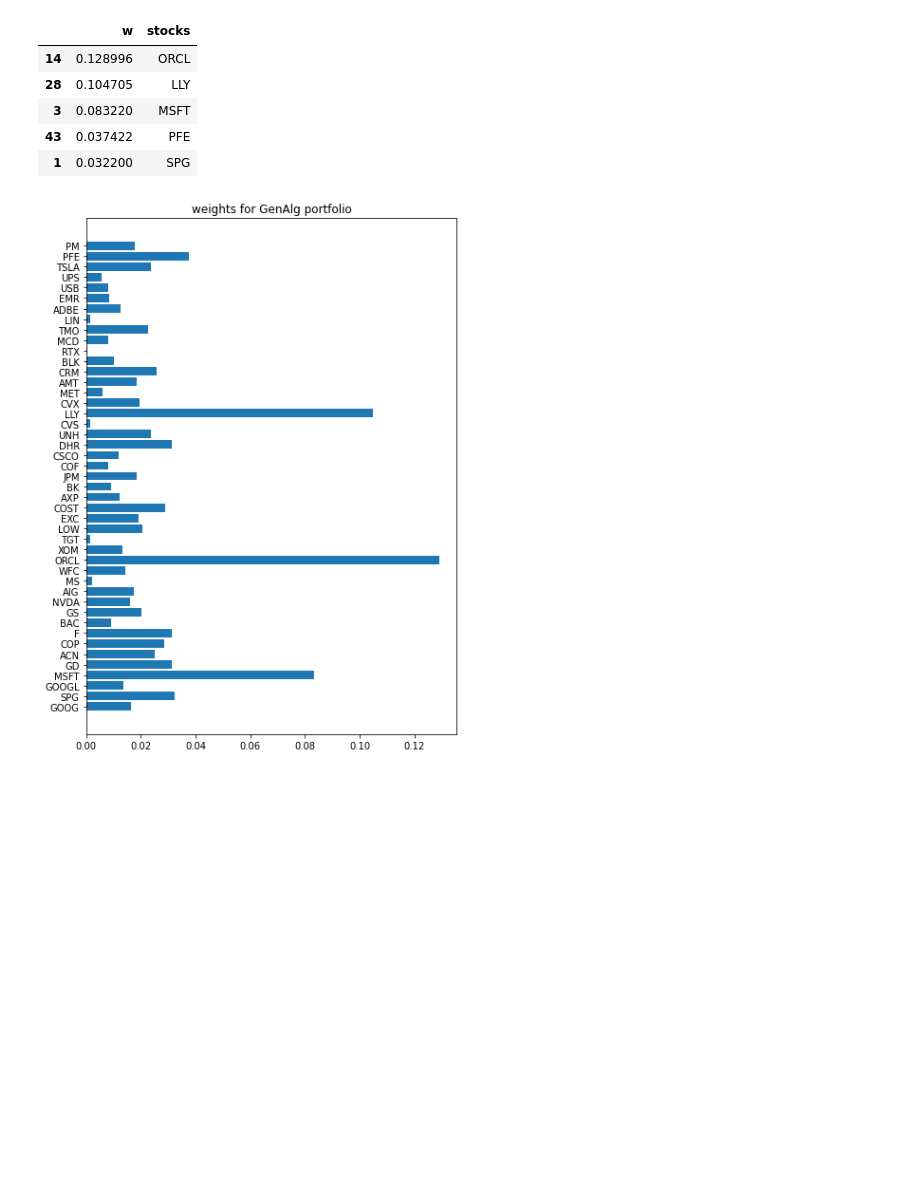
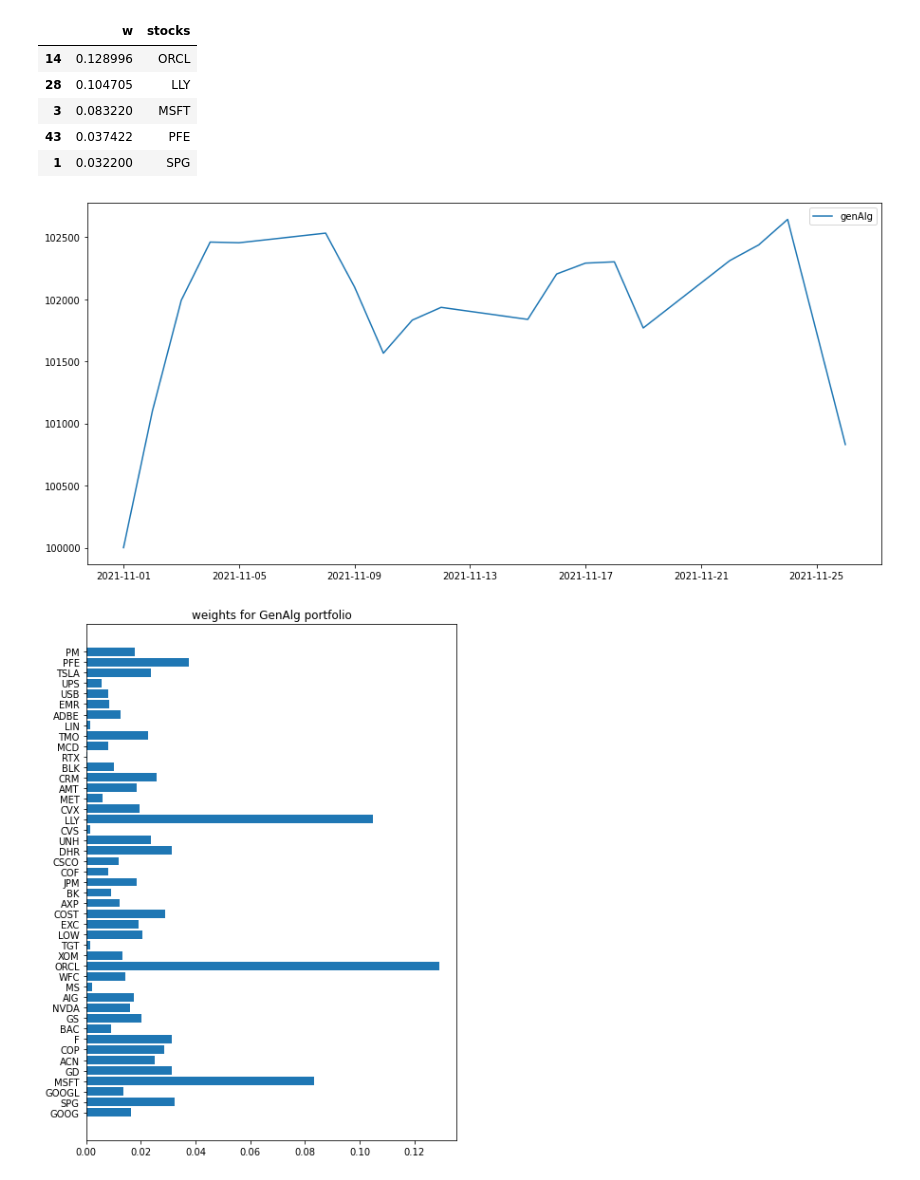
Before and after one commit to TheKompot/FinMatproject, a Jupyter notebook: genetic_alg_portfolio.ipynb, the cells around one changed output. Saved outputs shown, nothing was run; the diff lists cells and outputs as text; code cells hidden in the pictures; blank space fills up the shorter version.

```diff
--- a/genetic_alg_portfolio.ipynb
+++ b/genetic_alg_portfolio.ipynb
@@ -279,6 +279,13 @@ df_vysledok.sort_values('w', ascending=False).head()
 | 3 | 0.083220 | MSFT |
 | 43 | 0.037422 | PFE |
 | 1 | 0.032200 | SPG |
+# %%
+fig,ax = plt.subplots(figsize=(15,7))
+validate(df_vysledok['w'].to_numpy(), ax, 'genAlg')
+plt.legend()
+plt.show()
+# %% [output]
+[figure, added]
 # %%
 plot_sectors(df_vysledok['w'].to_numpy())
 # %%
```
Also changed, not shown: 2 other files.
